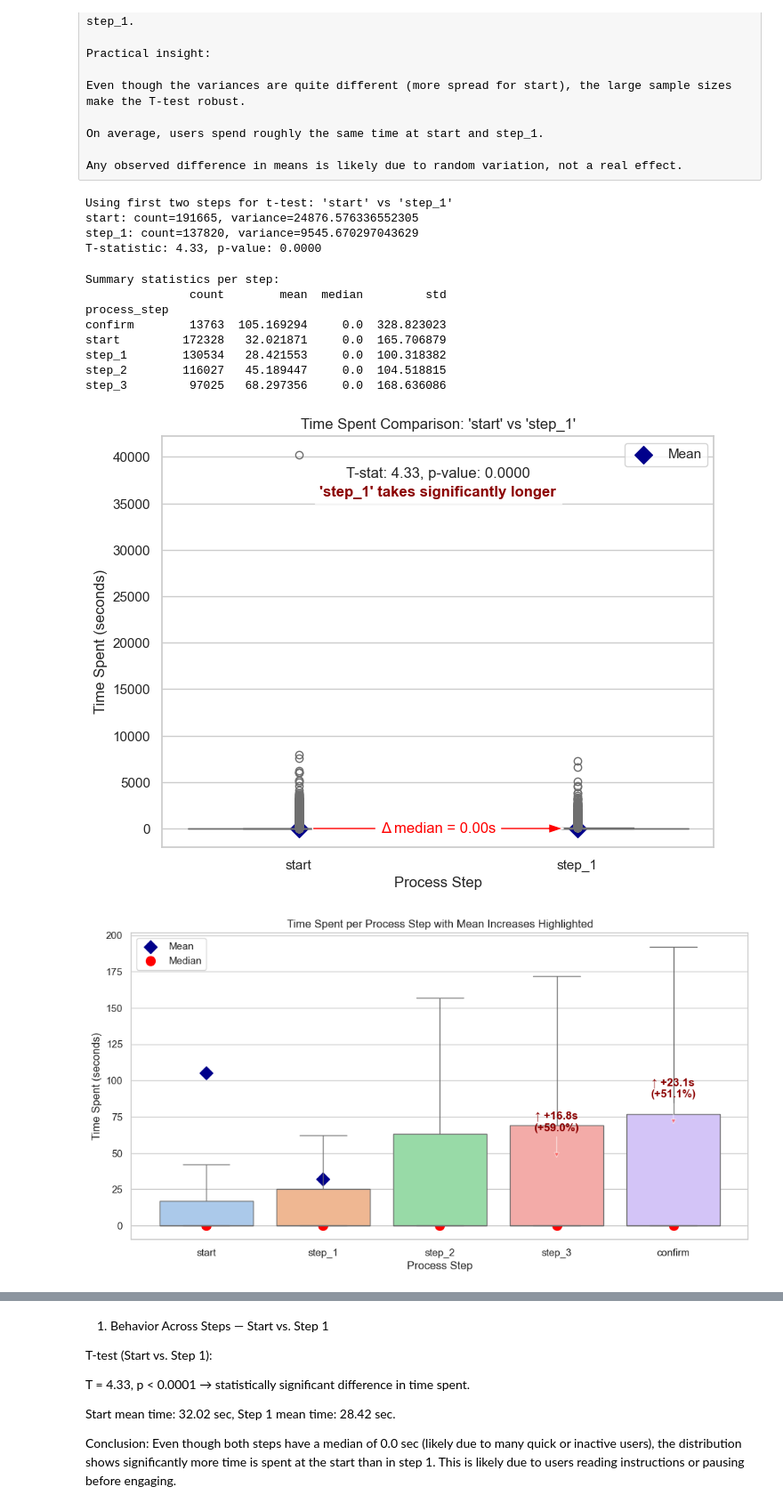
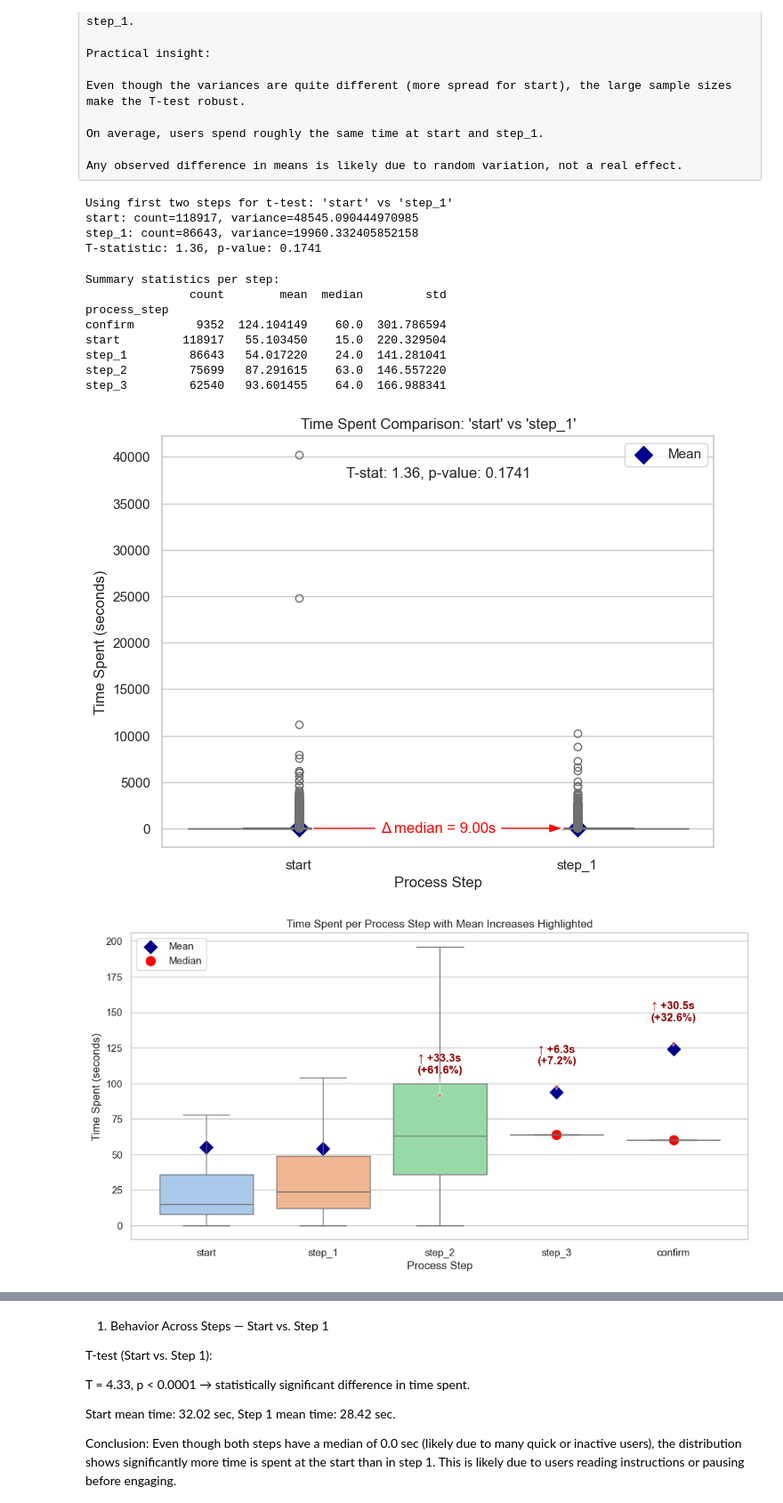
Before and after one commit to TeresaSilva7361/vanguard-ab-test, a Jupyter notebook: client_step_analysisv5.ipynb, the cells around one changed output, grey strips where cells are left out. Shown at 89% size. Drawn from its saved outputs; the diff is of its cells as text; code cells hidden in the pictures.

```diff
--- a/client_step_analysisv5.ipynb
+++ b/client_step_analysisv5.ipynb
@@ -21,12 +21,12 @@ df_final_experiment_clients = pd.read_csv ('https://raw.githubusercontent.com/da
 df_final_web_data_pt_1 = pd.read_csv ('https://raw.githubusercontent.com/data-bootcamp-v4/lessons/refs/heads/main/5_6_eda_inf_stats_tableau/project/files_for_project/df_final_web_data_pt_1.txt')
 df_final_web_data_pt_2 = pd.read_csv ('https://raw.githubusercontent.com/data-bootcamp-v4/lessons/refs/heads/main/5_6_eda_inf_stats_tableau/project/files_for_project/df_final_web_data_pt_2.txt')
 # pt1 and pt2 are combined
-combined = pd.concat([df_final_web_data_pt_1,df_final_web_data_pt_1], ignore_index=True)
+combined = pd.concat([df_final_web_data_pt_1,df_final_web_data_pt_2], ignore_index=True)
 # Example: Read CSV
 # combined = pd.read_csv("combined.csv")
 
 # Preview data
-combined.head()
+df_final_web_data_pt_1.head()
 # %% [output]
 |  | client_id | visitor_id | visit_id | process_step | date_time |
 | 0 | 9988021 | 580560515_7732621733 | 781255054_21935453173_531117 | step_3 | 2017-04-17 15:27:07 |
@@ -79,20 +79,23 @@ display(merged_clients)
 # %% [markdown]
 ## Preprocessing and Feature Engineering
 # %%
+from pandas.api.types import CategoricalDtype
 
-# Convert date_time to datetime format
+# 1) Define the logical order once
+step_order = ['start', 'step_1', 'step_2', 'step_3', 'confirm']
+step_dtype = CategoricalDtype(categories=step_order, ordered=True)
+
+# 2) Ensure process_step uses this categorical order
+combined['process_step'] = combined['process_step'].astype(step_dtype)
+
+# 3) (Your existing time calc stays the same)
 combined['date_time'] = pd.to_datetime(combined['date_time'])
-
-# Sort for step sequencing
 combined = combined.sort_values(by=['visitor_id', 'visit_id', 'date_time'])
-
-# Calculate time spent on each step
 combined['next_time'] = combined.groupby(['visitor_id', 'visit_id'])['date_time'].shift(-1)
 combined['time_spent'] = (combined['next_time'] - combined['date_time']).dt.total_seconds()
 
-# Map process_step to an ordered number
-step_order = {step: i+1 for i, step in enumerate(combined['process_step'].unique())}
-combined['step_number'] = combined['process_step'].map(step_order)
+# 4) Map to ordered numbers using the categorical codes (no reliance on .unique())
+combined['step_number'] = combined['process_step'].cat.codes + 1
 combined['next_step'] = combined.groupby(['visitor_id', 'visit_id'])['step_number'].shift(-1)
 combined['step_change'] = combined['next_step'] - combined['step_number']
 combined['backward_flag'] = combined['step_change'] < 0
@@ -346,9 +349,9 @@ else:
     print(f"T-statistic: {t_stat:.2f}, p-value: {p_val:.4f}")
 # %% [output]
 Using first two steps for t-test: 'start' vs 'step_1'
-start: count=191665, variance=24876.576336552305
-step_1: count=137820, variance=9545.670297043629
-T-statistic: 4.33, p-value: 0.0000
+start: count=118917, variance=48545.090444970985
+step_1: count=86643, variance=19960.332405852158
+T-statistic: 1.36, p-value: 0.1741
 # %%
 import matplotlib.pyplot as plt
 import seaborn as sns
@@ -410,17 +413,17 @@ plt.show()
 Summary statistics per step:
                count        mean  median         std
 process_step
-confirm        13763  105.169294     0.0  328.823023
-start         172328   32.021871     0.0  165.706879
-step_1        130534   28.421553     0.0  100.318382
-step_2        116027   45.189447     0.0  104.518815
-step_3         97025   68.297356     0.0  168.636086
+confirm         9352  124.104149    60.0  301.786594
+start         118917   55.103450    15.0  220.329504
+step_1         86643   54.017220    24.0  141.281041
+step_2         75699   87.291615    63.0  146.557220
+step_3         62540   93.601455    64.0  166.988341
-[figure, old version]
+[figure, new version]
 # %%
 import matplotlib.pyplot as plt
 import seaborn as sns
 
-steps_to_plot = ['confirm', 'start', 'step_1', 'step_2', 'step_3']
+steps_to_plot = ['start','step_1', 'step_2', 'step_3', 'confirm']
 
 plt.figure(figsize=(12,6))
 
@@ -436,34 +439,34 @@ ax = sns.boxplot(
 means = combined.groupby('process_step')['time_spent'].mean()
 medians = combined.groupby('process_step')['time_spent'].median()
 
 for i, step in enumerate(steps_to_plot):
     plt.scatter(i, means[step], color='darkblue', s=100, marker='D', label='Mean' if i == 0 else "")
     plt.scatter(i, medians[step], color='red', s=100, marker='o', label='Median' if i == 0 else "")
 
 # Annotate increases and percentage increases
 for i in range(1, len(steps_to_plot)):
     prev_step = steps_to_plot[i-1]
     curr_step = steps_to_plot[i]
     mean_diff = means[curr_step] - means[prev_step]
     if mean_diff > 0:
         pct_increase = (mean_diff / means[prev_step]) * 100
         plt.annotate(
             f"↑ +{mean_diff:.1f}s\n(+{pct_increase:.1f}%)",
             xy=(i, means[curr_step]),
             xytext=(i, means[curr_step] + 20),
             ha='center', color='darkred', weight='bold',
             arrowprops=dict(facecolor='red', arrowstyle='-|>', alpha=0.5)
         )
 
 # Labels, title, legend
 plt.title("Time Spent per Process Step with Mean Increases Highlighted")
 plt.ylabel("Time Spent (seconds)")
 plt.xlabel("Process Step")
 plt.legend(loc='upper left')
 
 plt.show()
 # %% [output]
-[figure, old version]
+[figure, new version]
 # %%
 import pandas as pd
 
```
Also changed, not shown: parts of 12 cells of this notebook.
